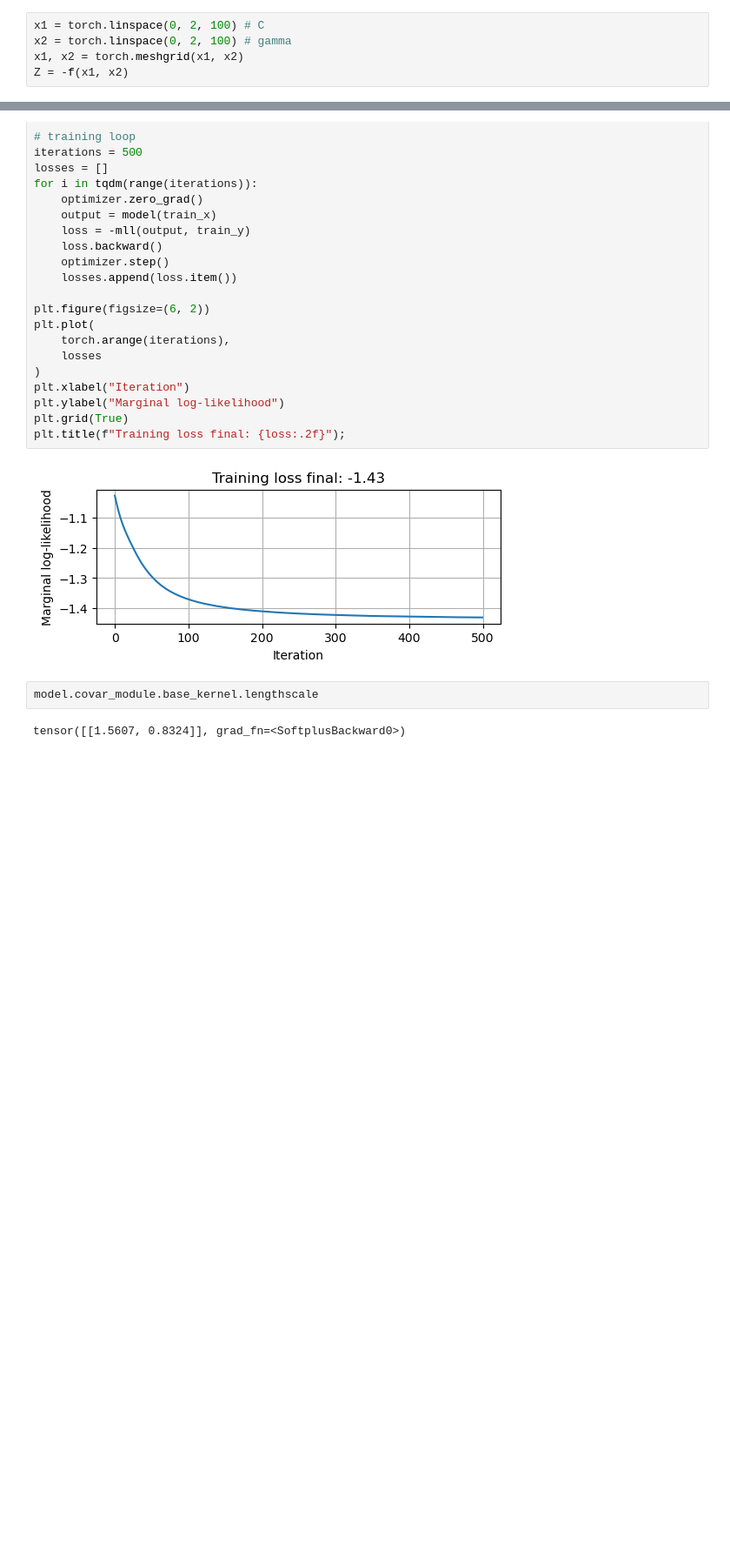
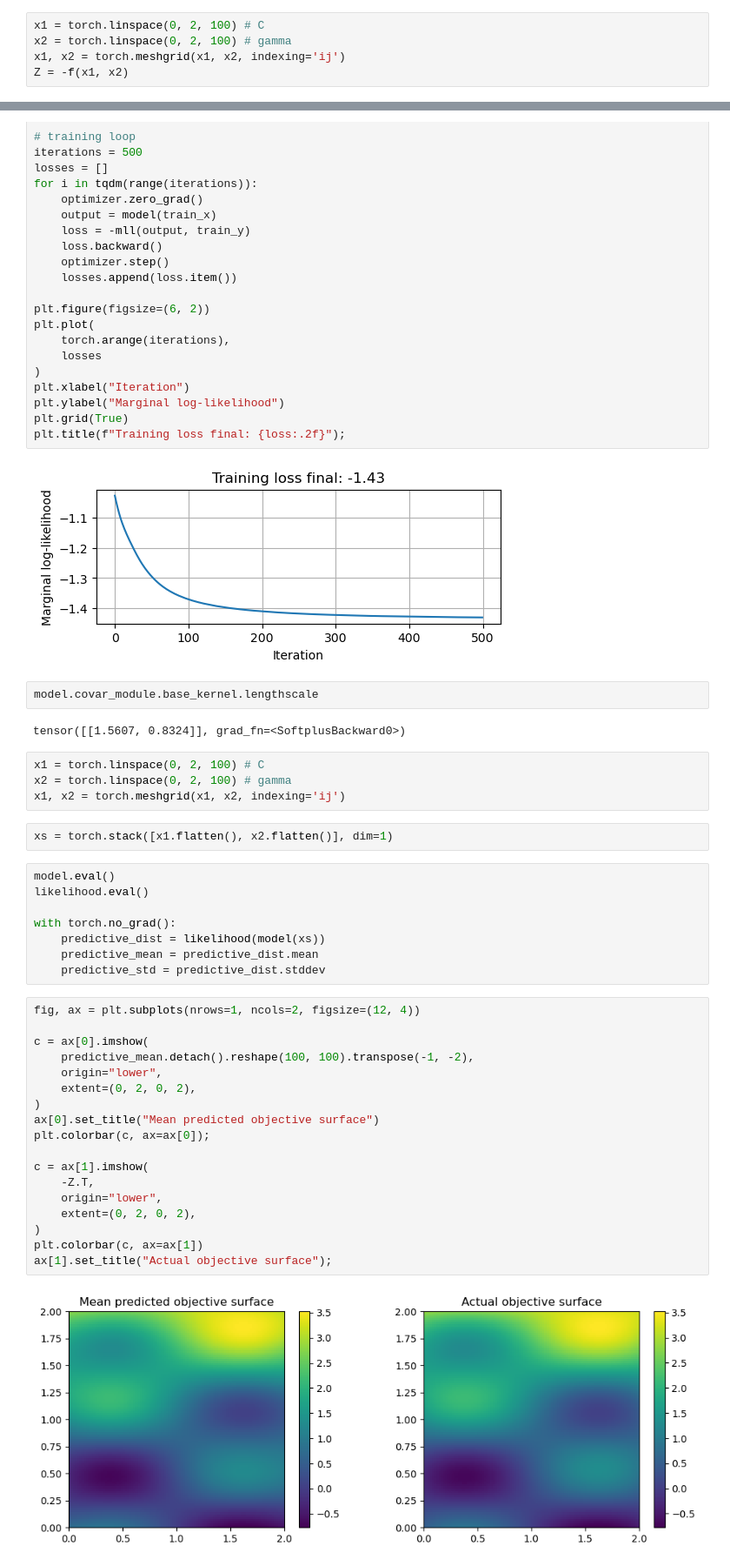
Before and after one commit to GStechschulte/books-with-code, a Jupyter notebook: bayes_opt/ch_3_exercises.ipynb, the cells around one changed output, grey strips where cells are left out. Shown at 87% size. Drawn from its saved outputs; the diff is of its cells as text; blank space fills up the shorter version.

```diff
--- a/bayes_opt/ch_3_exercises.ipynb
+++ b/bayes_opt/ch_3_exercises.ipynb
@@ -16,7 +16,7 @@ def f(x1, x2):
 # %%
 x1 = torch.linspace(0, 2, 100) # C
 x2 = torch.linspace(0, 2, 100) # gamma
-x1, x2 = torch.meshgrid(x1, x2)
+x1, x2 = torch.meshgrid(x1, x2, indexing='ij')
 Z = -f(x1, x2)
 # %%
 plt.figure(figsize=(5, 5))
@@ -202,3 +202,37 @@ plt.title(f"Training loss final: {loss:.2f}");
 model.covar_module.base_kernel.lengthscale
 # %% [output]
 tensor([[1.5607, 0.8324]], grad_fn=<SoftplusBackward0>)
+# %%
+x1 = torch.linspace(0, 2, 100) # C
+x2 = torch.linspace(0, 2, 100) # gamma
+x1, x2 = torch.meshgrid(x1, x2, indexing='ij')
+# %%
+xs = torch.stack([x1.flatten(), x2.flatten()], dim=1)
+# %%
+model.eval()
+likelihood.eval()
+
+with torch.no_grad():
+    predictive_dist = likelihood(model(xs))
+    predictive_mean = predictive_dist.mean
+    predictive_std = predictive_dist.stddev
+# %%
+fig, ax = plt.subplots(nrows=1, ncols=2, figsize=(12, 4))
+
+c = ax[0].imshow(
+    predictive_mean.detach().reshape(100, 100).transpose(-1, -2),
+    origin="lower",
+    extent=(0, 2, 0, 2),
+)
+ax[0].set_title("Mean predicted objective surface")
+plt.colorbar(c, ax=ax[0]);
+
+c = ax[1].imshow(
+    -Z.T,
+    origin="lower",
+    extent=(0, 2, 0, 2),
+)
+plt.colorbar(c, ax=ax[1])
+ax[1].set_title("Actual objective surface");
+# %% [output]
+[figure, added]
```
Also changed, not shown: 2 other files.
